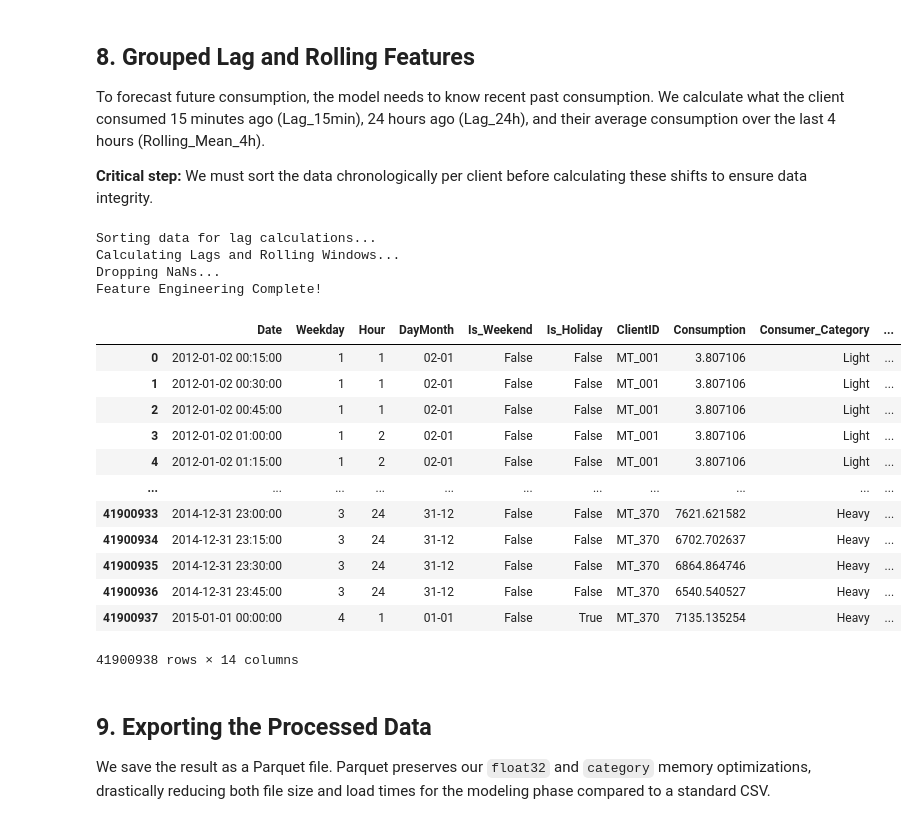
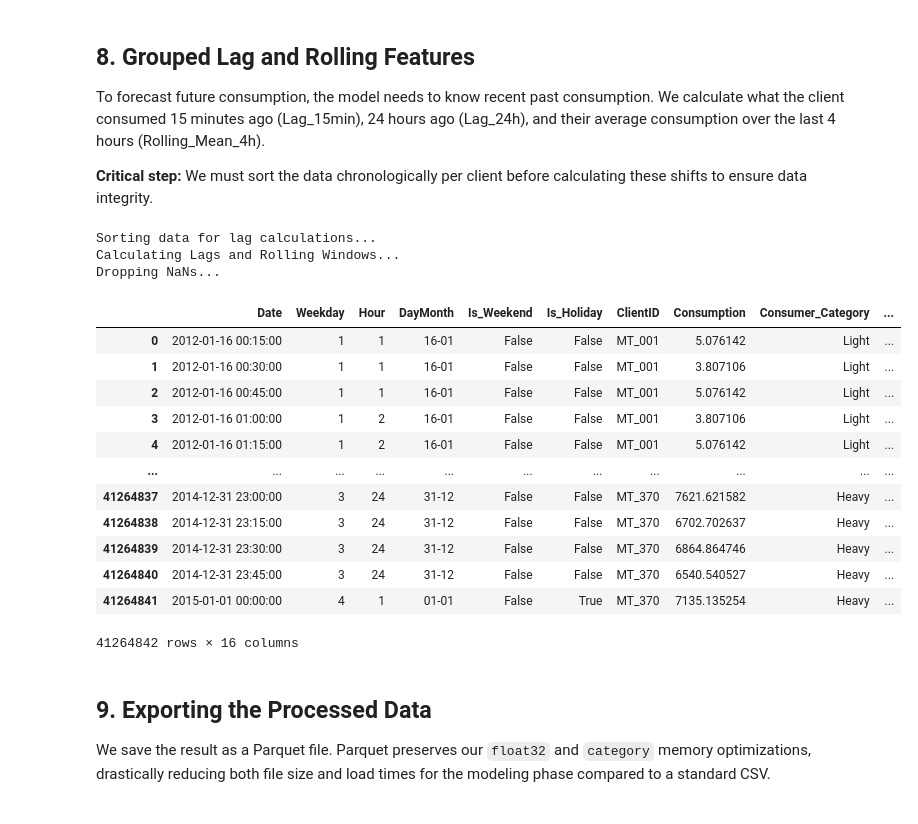
Before and after one commit to lucabarattini/forecasting-electricity, a Jupyter notebook: notebooks/0_data_preprocessing.ipynb, the cells around one changed output. Cells and saved outputs as stored; diff of their text form; code cells hidden in the pictures.

Commit message:
feat: remove inactive clients, increase number of lagged features, fix holidays

```diff
--- a/notebooks/0_data_preprocessing.ipynb
+++ b/notebooks/0_data_preprocessing.ipynb
@@ -28,6 +28,8 @@ def get_holidays(years):
         e_day = easter.easter(year)
         good_friday = e_day - datetime.timedelta(days=2)
         corpus_christi = e_day + datetime.timedelta(days=60)
+        carnaval = e_day - datetime.timedelta(days=47)
+
 
         holidays.update([
             datetime.date(year, 1, 1),    # Ano Novo (New Year's Day)
@@ -35,15 +37,24 @@ def get_holidays(years):
             datetime.date(year, 5, 1),    # Dia do Trabalhador (Labor Day)
             datetime.date(year, 6, 10),   # Dia de Portugal (Portugal Day)
             datetime.date(year, 8, 15),   # Assunção de Nossa Senhora (Assumption of Mary)
-            datetime.date(year, 10, 5),   # Implantação da República (Republic Day)
-            datetime.date(year, 11, 1),   # Dia de Todos os Santos (All Saints' Day)
-            datetime.date(year, 12, 1),   # Restauração da Independência (Restoration of Independence)
             datetime.date(year, 12, 8),   # Imaculada Conceição (Immaculate Conception)
             datetime.date(year, 12, 25),  # Natal (Christmas Day)
             good_friday,                  # Sexta-feira Santa (Good Friday)
             e_day,                        # Páscoa (Easter Sunday)
-            corpus_christi                # Corpo de Deus (Corpus Christi)
+            carnaval                      # Carnaval (Shrove Tuesday: Unofficial but heavily observed)
         ])
+
+        # Holidays suspended by the government (Troika) between 2013 and 2015
+        # More infos at https://www.theguardian.com/world/2016/jan/08/portugals-socialist-government-restores-holidays-cut-during-austerity-drive
+        if year not in [2013, 2014, 2015]:
+            holidays.update([
+                datetime.date(year, 10, 5),   # Implantação da República (Republic Day)
+                datetime.date(year, 11, 1),   # Dia de Todos os Santos (All Saints' Day)
+                datetime.date(year, 12, 1),   # Restauração da Independência (Restoration of Independence)
+                corpus_christi                # Corpo de Deus (Corpus Christi)
+            ])
+
+
     return holidays
 
 def add_temporal_features(df):
@@ -382,53 +420,61 @@ To forecast future consumption, the model needs to know recent past consumption.
 
 **Critical step:** We must sort the data chronologically per client before calculating these shifts to ensure data integrity.
 # %%
-# Assumption: Data is perfectly contiguous at 15-minute intervals.
-# In a production environment, we would first resample/reindex the time series to ensure no missing timestamps distort the shift().
+# This cell should take less than 20 seconds to run
 
-# This cell should take less than 20 seconds to run
 
 # Sorting the Data chronologically per client before shifting
 print("Sorting data for lag calculations...")
 df_long = df_long.sort_values(by=['ClientID', 'Date']).reset_index(drop=True)
 
-print("Calculating Lags and Rolling Windows...")
+# Calculate the time difference between consecutive rows for each client
+time_diffs = df_long.groupby('ClientID', observed=True)['Date'].diff()
+
+# The difference should be exactly 15 minutes, except for the first row of each client (which is NaT)
+irregular_gaps = time_diffs[(time_diffs.notnull()) & (time_diffs != pd.Timedelta(minutes=15))]
+
+if len(irregular_gaps) != 0:
+    print(f"Warning: Found {len(irregular_gaps)} missing or irregular timestamp intervals!")
+    display(df_long.loc[irregular_gaps.index])
+
+print("Calculating Lags...")
 # Create Lag Features Grouped by Client
-# shift(1) = 1 step back (15 minutes ago)
-# shift(96) = 96 steps back (24 hours ago, since 96 * 15 min = 24h)
+# EX: shift(1) = 1 step back (15 minutes ago)
 df_long['Lag_15min'] = df_long.groupby('ClientID', observed=True)['Consumption'].shift(1).astype(np.float32)
+df_long['Lag_1h'] = df_long.groupby('ClientID', observed=True)['Consumption'].shift(4).astype(np.float32)
 df_long['Lag_24h'] = df_long.groupby('ClientID', observed=True)['Consumption'].shift(96).astype(np.float32)
+df_long['Lag_1week'] = df_long.groupby('ClientID', observed=True)['Consumption'].shift(672).astype(np.float32)
 
+print("Calculating Rolling Windows...")
 # Create Rolling Window Features Grouped by Client
-# Calculate the moving average of the past 4 hours (16 intervals of 15 mins).
 df_long['Rolling_Mean_4h'] = df_long.groupby('ClientID', observed=True)['Consumption'].transform(
     lambda x: x.rolling(window=16).mean()
 ).astype(np.float32)
 
-# Optional: Drop rows with NaN values generated by the shift/rolling operations
-# (The first 24 hours of data for each client will have NaNs due to the 24h lag)
+# Drop rows with NaN values generated by the shift/rolling operations
 print("Dropping NaNs...")
 df_long = df_long.dropna().reset_index(drop=True)
 
-print("Feature Engineering Complete!")
+
+# Show resulst
 display(df_long)
 # %% [output]
 Sorting data for lag calculations...
 Calculating Lags and Rolling Windows...
 Dropping NaNs...
-Feature Engineering Complete!
 |  | Date | Weekday | Hour | DayMonth | Is_Weekend | Is_Holiday | ClientID | Consumption | Consumer_Category | ... |
-| 0 | 2012-01-02 00:15:00 | 1 | 1 | 02-01 | False | False | MT_001 | 3.807106 | Light | ... |
-| 1 | 2012-01-02 00:30:00 | 1 | 1 | 02-01 | False | False | MT_001 | 3.807106 | Light | ... |
-| 2 | 2012-01-02 00:45:00 | 1 | 1 | 02-01 | False | False | MT_001 | 3.807106 | Light | ... |
-| 3 | 2012-01-02 01:00:00 | 1 | 2 | 02-01 | False | False | MT_001 | 3.807106 | Light | ... |
-| 4 | 2012-01-02 01:15:00 | 1 | 2 | 02-01 | False | False | MT_001 | 3.807106 | Light | ... |
+| 0 | 2012-01-16 00:15:00 | 1 | 1 | 16-01 | False | False | MT_001 | 5.076142 | Light | ... |
+| 1 | 2012-01-16 00:30:00 | 1 | 1 | 16-01 | False | False | MT_001 | 3.807106 | Light | ... |
+| 2 | 2012-01-16 00:45:00 | 1 | 1 | 16-01 | False | False | MT_001 | 5.076142 | Light | ... |
+| 3 | 2012-01-16 01:00:00 | 1 | 2 | 16-01 | False | False | MT_001 | 3.807106 | Light | ... |
+| 4 | 2012-01-16 01:15:00 | 1 | 2 | 16-01 | False | False | MT_001 | 5.076142 | Light | ... |
 | ... | ... | ... | ... | ... | ... | ... | ... | ... | ... | ... |
-| 41900933 | 2014-12-31 23:00:00 | 3 | 24 | 31-12 | False | False | MT_370 | 7621.621582 | Heavy | ... |
-| 41900934 | 2014-12-31 23:15:00 | 3 | 24 | 31-12 | False | False | MT_370 | 6702.702637 | Heavy | ... |
-| 41900935 | 2014-12-31 23:30:00 | 3 | 24 | 31-12 | False | False | MT_370 | 6864.864746 | Heavy | ... |
-| 41900936 | 2014-12-31 23:45:00 | 3 | 24 | 31-12 | False | False | MT_370 | 6540.540527 | Heavy | ... |
-| 41900937 | 2015-01-01 00:00:00 | 4 | 1 | 01-01 | False | True | MT_370 | 7135.135254 | Heavy | ... |
+| 41264837 | 2014-12-31 23:00:00 | 3 | 24 | 31-12 | False | False | MT_370 | 7621.621582 | Heavy | ... |
+| 41264838 | 2014-12-31 23:15:00 | 3 | 24 | 31-12 | False | False | MT_370 | 6702.702637 | Heavy | ... |
+| 41264839 | 2014-12-31 23:30:00 | 3 | 24 | 31-12 | False | False | MT_370 | 6864.864746 | Heavy | ... |
+| 41264840 | 2014-12-31 23:45:00 | 3 | 24 | 31-12 | False | False | MT_370 | 6540.540527 | Heavy | ... |
+| 41264841 | 2015-01-01 00:00:00 | 4 | 1 | 01-01 | False | True | MT_370 | 7135.135254 | Heavy | ... |
-41900938 rows × 14 columns
+41264842 rows × 16 columns
 # %% [markdown]
 ## 9. Exporting the Processed Data
 We save the result as a Parquet file. Parquet preserves our `float32` and `category` memory optimizations, drastically reducing both file size and load times for the modeling phase compared to a standard CSV.
```
Also changed, not shown: parts of 5 cells of this notebook.
